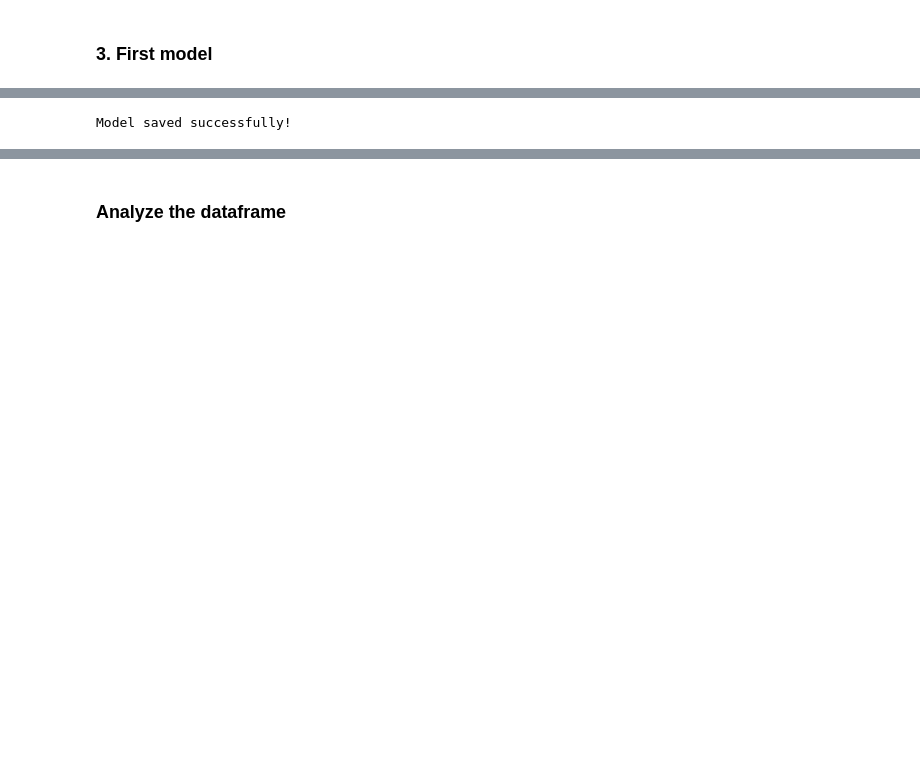
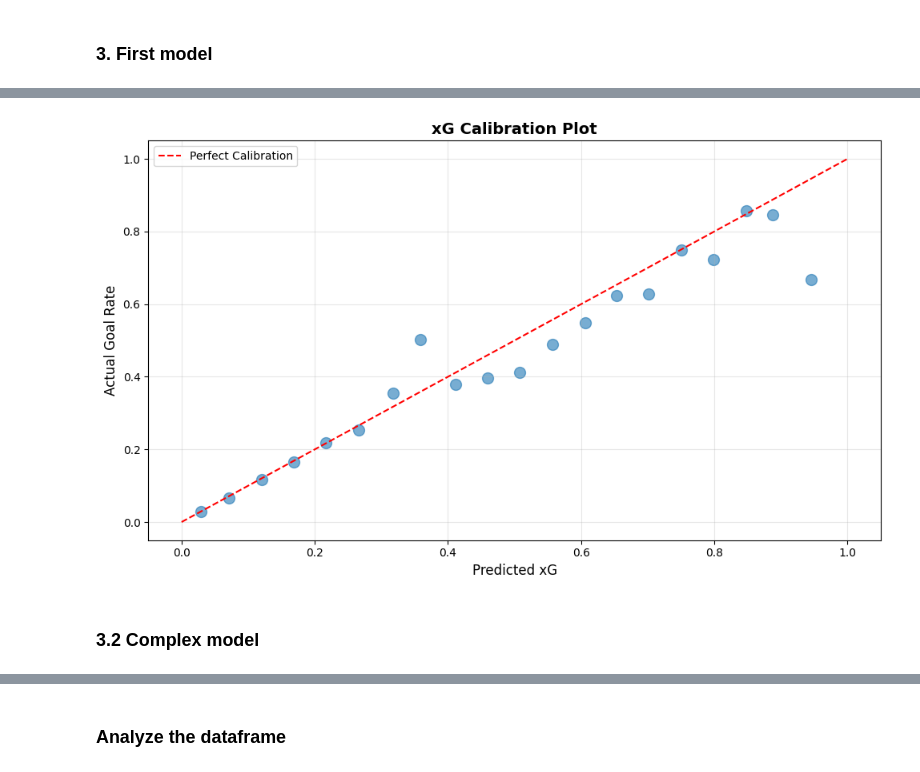
Before and after one commit to rodmart21/football_xG, a Jupyter notebook: xG/xg.ipynb, the cells around one changed output, grey strips where cells are left out. Saved outputs shown, nothing was run; the diff lists cells and outputs as text; code cells hidden in the pictures; blank space fills up the shorter version.

```diff
--- a/xG/xg.ipynb
+++ b/xG/xg.ipynb
@@ -72,2 +49,2 @@ Name: 0, dtype: object
 # %%
-shots_df=pd.read_csv("shots.csv")
+shots_df=pd.read_csv("results/shots_after_eda.csv")
@@ -94,7 +55,7 @@ Name: 0, dtype: object
 # %%
 # 1. Create and train the model
-xg_model = SimpleXGModel()
-metrics = xg_model.train(shots_df)
+xg_model_simple = SimpleXGModel()
+metrics = xg_model_simple.train(shots_df)
 # %% [output]
 ==================================================
 MODEL TRAINING RESULTS
@@ -116,5 +93,9 @@ bodypart_Left Foot            : +0.4985
+# %%
+xg_model_simple.plot_xg_calibration(shots_df, bins=20)
+# %% [output]
+[figure, added]
 # %%
-joblib.dump(xg_model, "simple_xg_model.joblib")
-print("Model saved successfully!")
+# joblib.dump(xg_model, "simple_xg_model.joblib")
+# print("Model saved successfully!")
-# %% [output]
-Model saved successfully!
+# %% [markdown]
+### 3.2 Complex model
```
Also changed, not shown: parts of 21 cells of this notebook, 4 other files.
